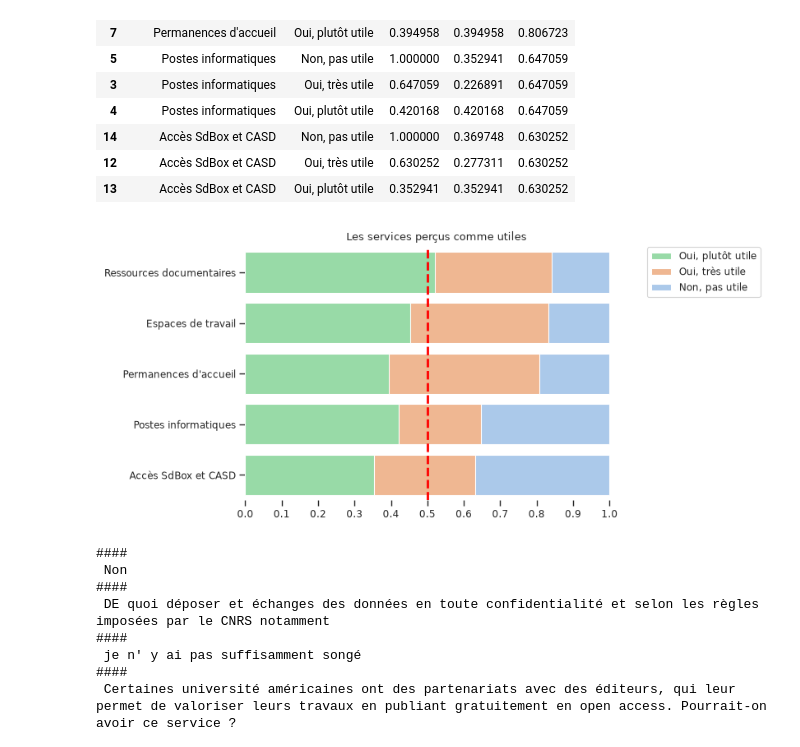
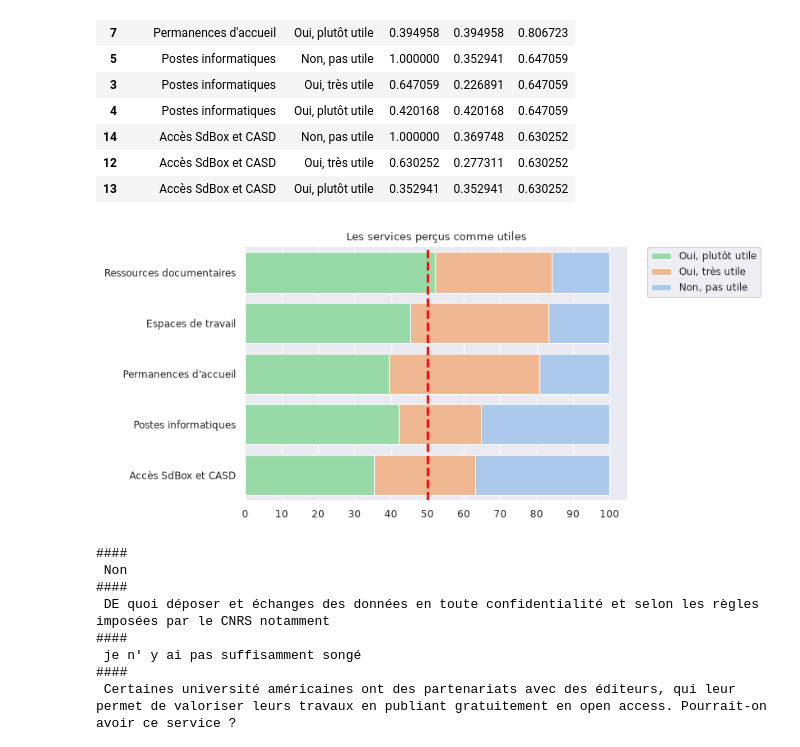
Before and after one commit to luneauaymeric/enquete_SO_p8, a Jupyter notebook: script_analyse/stat_descriptive/production_et_analyse_donnees.ipynb, the cells around one changed output. Saved outputs shown, nothing was run; the diff lists cells and outputs as text; code cells hidden in the pictures.

```diff
--- a/script_analyse/stat_descriptive/production_et_analyse_donnees.ipynb
+++ b/script_analyse/stat_descriptive/production_et_analyse_donnees.ipynb
@@ -155,7 +155,7 @@ print("\n### Dépôt dans Octaviana détaillé \n", type_data.to_markdown())
 fig, ax = plt.subplots(1, figsize=(6,4))
 
 # Plot the total crashes
-sns.set_color_codes("pastel")
+sns.set_theme(context="paper",palette="pastel")
 
 col= "q10_type_data"
 df_exp, gb_data = split_multiple_choices(df0, column=col, index="q45_clé", sep = '|')
@@ -1169,9 +1157,9 @@ q20_ter
 # %%
 fig, ax = plt.subplots(1, figsize=(6,4))
 
-sns.set_theme(style="ticks", context="paper", palette="pastel")
+sns.set_theme(context="paper", palette="pastel")
 
-q20_ter["cum_sum"] = q20_ter["cum_sum"]*100
+
 g = sns.barplot(x="cum_sum", y="accomp_name", data=q20_ter, hue="interet_accomp", dodge=False)
 
 titre = "L'utilité des accompagnements aux logiciels propriétaires"
@@ -1368,33 +1356,37 @@ q22_ter
 | 14 | Accès SdBox et CASD | Non, pas utile | 1.000000 | 0.369748 | 0.630252 |
 | 12 | Accès SdBox et CASD | Oui, très utile | 0.630252 | 0.277311 | 0.630252 |
 | 13 | Accès SdBox et CASD | Oui, plutôt utile | 0.352941 | 0.352941 | 0.630252 |
+# %%
+q22_ter["cum_sum"] = q22_ter["cum_sum"]*100
 # %%
 fig, ax = plt.subplots(1, figsize=(6,4))
 
-sns.set_theme(style="ticks", context="paper", palette="pastel")
+sns.set_theme(context="paper", palette="pastel")
+
 
 
 g = sns.barplot(x="cum_sum", y="accomp_name", data=q22_ter, hue="interet_accomp", dodge=False)
 
 titre = "Les services perçus comme utiles"
 ax.yaxis.set_label_text("")
 ax.xaxis.set_label_text("")
-ax.set_xticks(ticks = [x/10 for x in range(11)])
-ax.axvline(x=0.5, color="red", linestyle="--", linewidth=2)
+ax.set_xticks(ticks = [0,10,20,30,40,50,60,70,80,90,100])
+#ax.set_xticks(ticks = [x/10 for x in range(11)])
+ax.axvline(x=50, color="red", linestyle="--", linewidth=2)
 ax.set_title(titre.replace("<i>","(").replace("</i>",")"))
 
 handles, labels = plt.gca().get_legend_handles_labels()
 order = [2,1,0]
 
 #add legend to plot
 #plt.legend()
 ax.legend([handles[idx] for idx in order],[labels[idx] for idx in order], bbox_to_anchor=(1.05, 1),
                          loc='upper left', borderaxespad=0.)
 
 sns.despine(left=True, bottom=True)
 plt.savefig(f"./viz/11_ressources.png", bbox_inches='tight', dpi = 200)
 # %% [output]
-[figure, old version]
+[figure, new version]
 # %%
 for x in df0.q23_other_service_univ.loc[~df0.q23_other_service_univ.isna()]:
     print("####\n",x)
```
Also changed, not shown: parts of 5 cells of this notebook, 7 other files.
